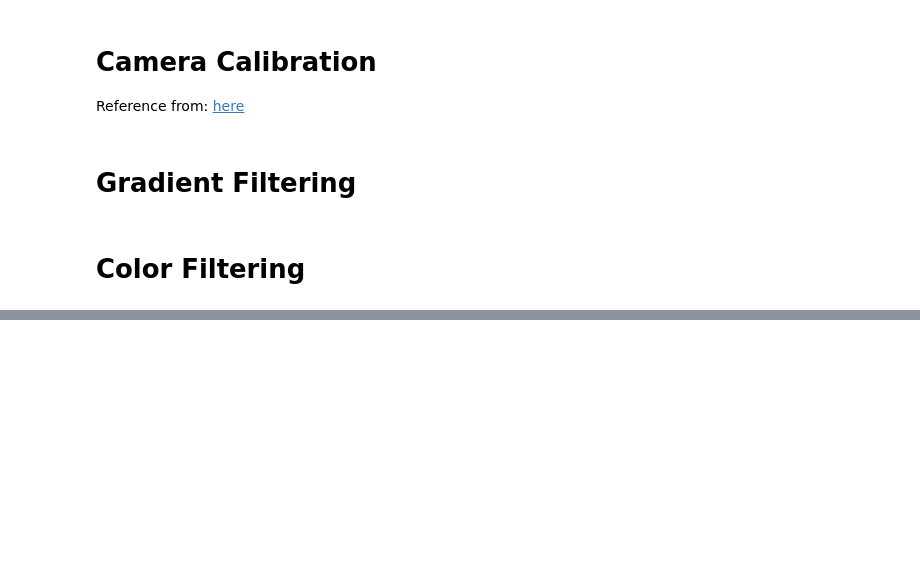
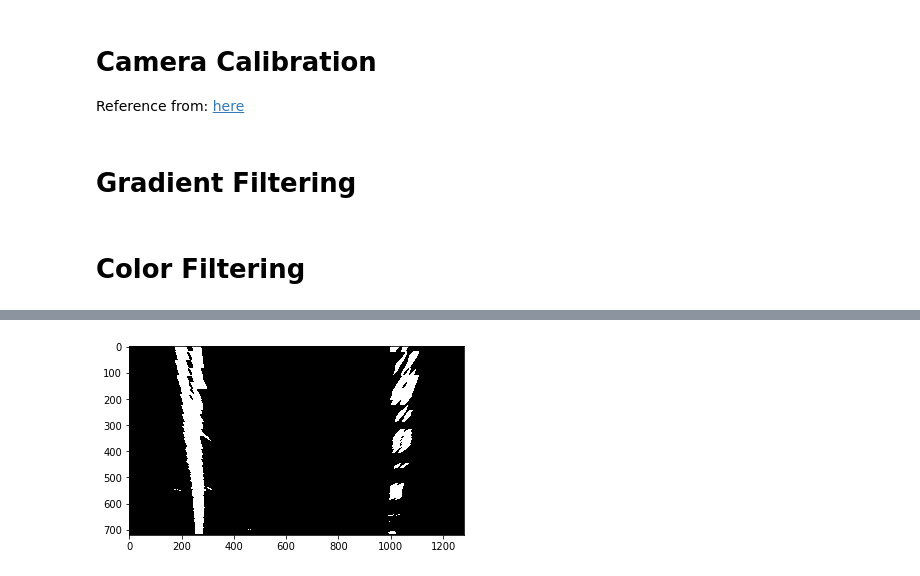
Before and after one commit to ClarenceKuo/advanced-lane-tracking, a Jupyter notebook: advanced-lane-tracking.ipynb, the cells around one changed output, grey strips where cells are left out. Drawn from its saved outputs; the diff is of its cells as text; code cells hidden in the pictures; blank space fills up the shorter version.

```diff
--- a/advanced-lane-tracking.ipynb
+++ b/advanced-lane-tracking.ipynb
@@ -84,7 +111,7 @@ def abs_sobel_thresh(gray, axis, sobel_kernel=3, thresh=(20, 100)):
     scaled_sobel = np.uint8(255*abs_sobel/np.max(abs_sobel))
 
     grad_binary = np.zeros_like(gray)
-    grad_binary[((scaled_sobel > thresh[0]) & (scaled_sobel < thresh[1]))] = 255
+    grad_binary[((scaled_sobel > thresh[0]) & (scaled_sobel < thresh[1]))] = 1
     return grad_binary
 
 def mag_thresh(gray, sobel_kernel=3, mag_thresh=(0, 255)):
@@ -95,7 +122,7 @@ def mag_thresh(gray, sobel_kernel=3, mag_thresh=(0, 255)):
     scaled = np.uint8(255*abs_mag/np.max(abs_mag))
     # Apply threshold
     mag_binary = np.zeros_like(gray)
-    mag_binary[((scaled > mag_thresh[0])&(scaled < mag_thresh[1]))] = 255
+    mag_binary[((scaled > mag_thresh[0])&(scaled < mag_thresh[1]))] = 1
     return mag_binary
 
 def dir_threshold(gray, sobel_kernel=3, thresh=(0, np.pi/2)):
@@ -106,7 +133,7 @@ def dir_threshold(gray, sobel_kernel=3, thresh=(0, np.pi/2)):
     abs_y = np.absolute(sobely)
     direct = np.arctan2(abs_y, abs_x)
     binary_output = np.zeros_like(gray)
-    binary_output[(direct > thresh[0]) & (direct < thresh[1])] = 255
+    binary_output[(direct > thresh[0]) & (direct < thresh[1])] = 1
     return binary_output
 
 def filtering(ksize = 3, path='test_images/straight_lines1.jpg', img = None):
@@ -118,7 +145,7 @@ def filtering(ksize = 3, path='test_images/straight_lines1.jpg', img = None):
     gradx = abs_sobel_thresh(gray_image, axis = 'x',sobel_kernel=ksize, thresh=(25, 200))
     dir_binary = dir_threshold(blur_gray, sobel_kernel=ksize, thresh=(np.pi/4, np.pi/4 + 0.3))
     gradx_direct = np.zeros_like(gray_image)
-    gradx_direct[(gradx == 255)&(dir_binary == 255)] = 255
+    gradx_direct[(gradx == 1) & (dir_binary == 1)] = 1
     return gradx, dir_binary, gradx_direct
 
 def filtering_test():
@@ -138,14 +165,14 @@ cv2.destroyAllWindows()
 # %% [markdown]
 # Color Filtering
 # %%
-def color_filtering(path='test_images/straight_lines1.jpg', img = None, thresh = (200,255)):
+def color_filtering(path='test_images/straight_lines1.jpg', img = None, thresh = (100,255)):
     if len(img) == 0:
         img = mpimg.imread(path)
     _, filename = os.path.split(path)
     hls = cv2.cvtColor(img, cv2.COLOR_RGB2HLS)
     S = hls[:,:,2]
     binary = np.zeros_like(S)
-    binary[(S > thresh[0]) & (S <= thresh[1])] = 255
+    binary[(S > thresh[0]) & (S <= thresh[1])] = 1
     return binary
 #     cv2.imwrite("output_images/color_test/" + filename, binary)
 def color_test():
@@ -166,42 +361,50 @@ def pipeline_test():
         dist_pickle = pickle.load(infile)
     except:
         dist_pickle = camera_calibration()
+
     for path in images:
         img = cv2.imread(path)
         _, filename = os.path.split(path)
 
         # undistortion
         img = cv2.undistort(img, dist_pickle["mtx"], dist_pickle["dist"], None, dist_pickle["mtx"])
 
         # gradient filtering
         gradx, dir_binary, gradx_direct = filtering(img = img, path = path)
 
         # color filtering
         S = color_filtering(img = img, path = path)
 
         # stack
         color = np.dstack(( np.zeros_like(gradx_direct), gradx_direct, S))
 
-        #Combine
+        # combine
         combined_binary = np.zeros_like(gradx_direct)
-        combined_binary[(S == 255) | (gradx_direct == 255)] = 255
-        combined_binary = np.dstack((combined_binary,combined_binary,combined_binary))
+        combined_binary[(S == 1) | (gradx == 1)] = 1
+
+        # perspective transform
+        pt_binary, _ = perspective_transform(combined_binary)
 
         # output
         output_path_s = 'output_images/pipeline_test/s_' + filename
         output_path_x = 'output_images/pipeline_test/x_' + filename
         output_path_dir = 'output_images/pipeline_test/dir_' + filename
         output_path_x_dir = 'output_images/pipeline_test/x_dir_' + filename
         output_path_origin = 'output_images/pipeline_test/origin_' + filename
         output_path_color = 'output_images/pipeline_test/c_' + filename
         output_path_combined = 'output_images/pipeline_test/combined_' + filename
-        vis = np.concatenate((img, combined_binary), axis=1)
+        output_path_pt = 'output_images/pipeline_test/pt_' + filename
 
-#         cv2.imwrite(output_path_s,S)
-#         cv2.imwrite(output_path_x,gradx)
-#         cv2.imwrite(output_path_dir,dir_binary)
-#         cv2.imwrite(output_path_x_dir,gradx_direct)
-#         cv2.imwrite(output_path_origin,img)
-#         cv2.imwrite(output_path_color,color)
-#         cv2.imwrite(output_path_comined,combined_binary)
-        cv2.imwrite(output_path_combined,vis)
+#         vis = np.concatenate((img, combined_binary), axis=1)
+#         cv2.imwrite(output_path_combined,vis)
+        cv2.imwrite(output_path_s,S)
+        cv2.imwrite(output_path_x,gradx)
+        cv2.imwrite(output_path_dir,dir_binary)
+        cv2.imwrite(output_path_x_dir,gradx_direct)
+        cv2.imwrite(output_path_origin,img)
+        cv2.imwrite(output_path_color,color)
+        cv2.imwrite(output_path_pt,pt_binary)
+        plt.imshow(pt_binary,cmap=plt.cm.gray)
+pipeline_test()
+# %% [output]
+[figure, added]
```
Also changed, not shown: parts of 9 cells of this notebook, 10 other files.
